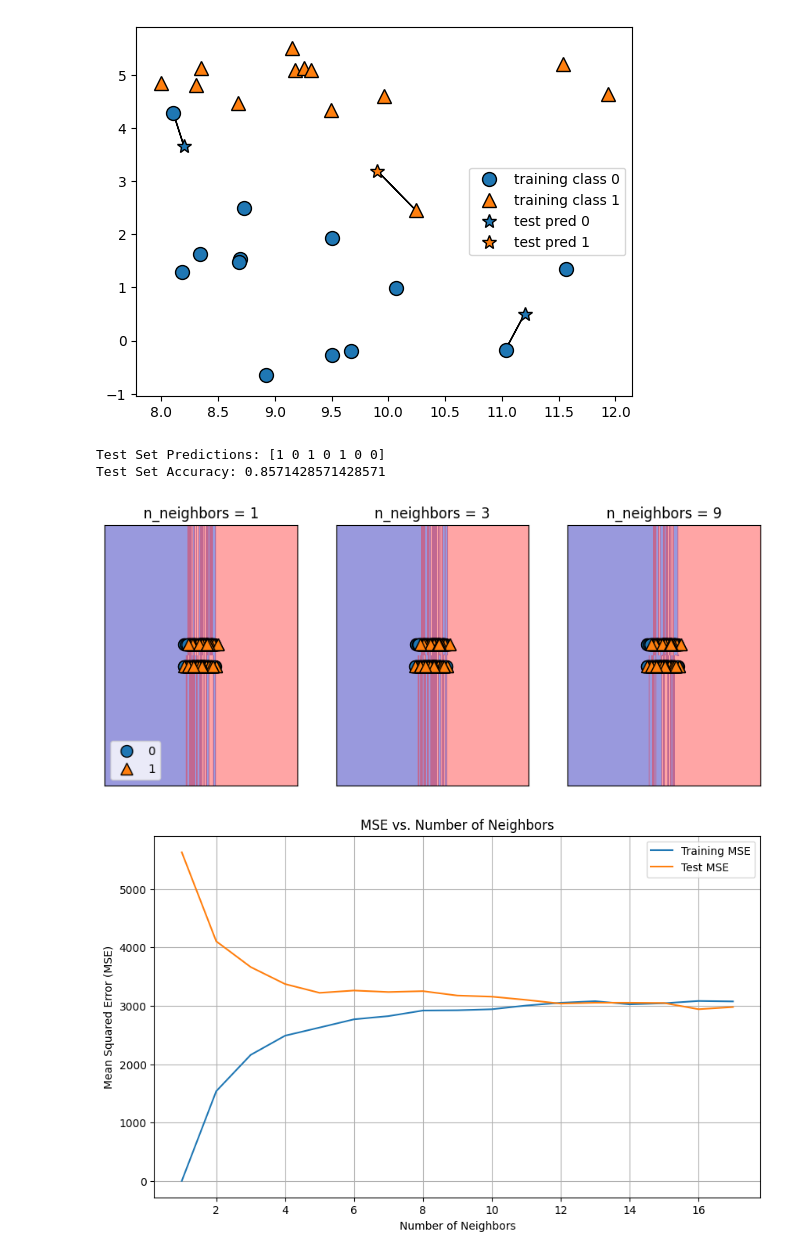
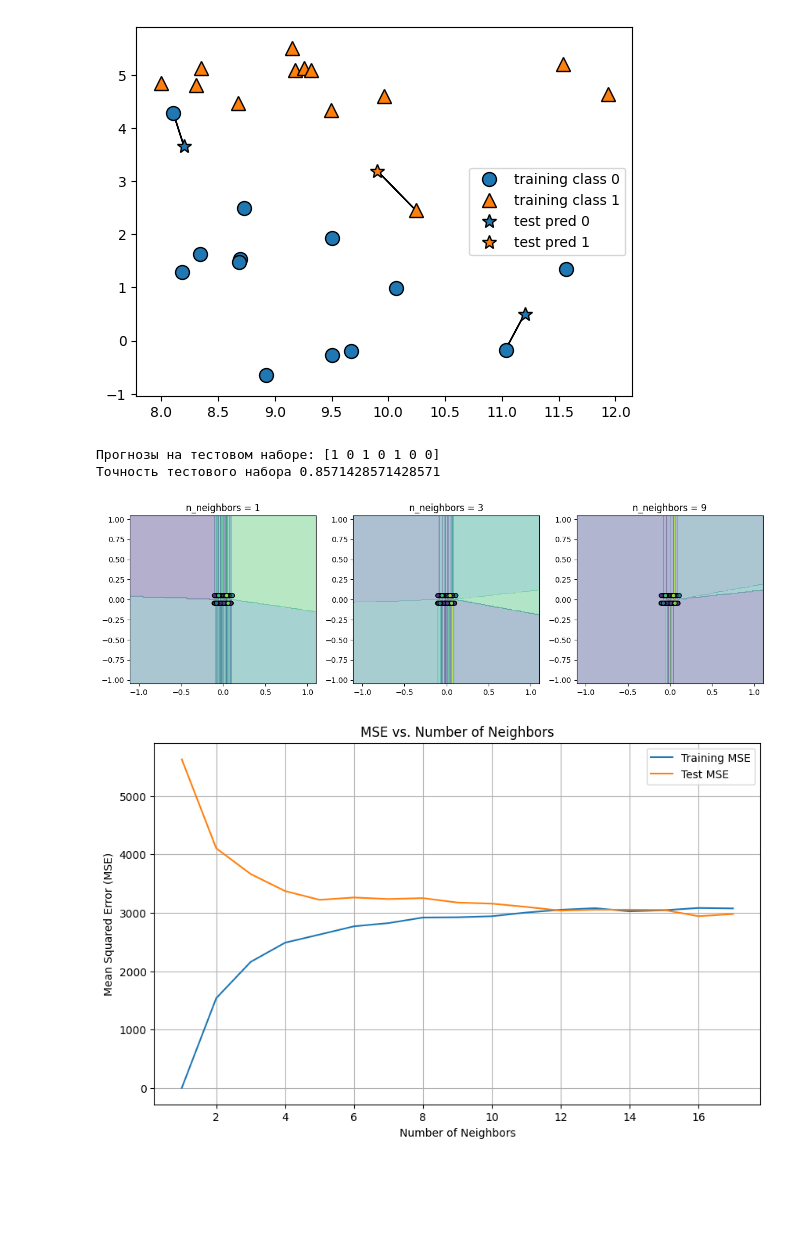
Before and after one commit to SatMunira/bigDataLabs, a Jupyter notebook: fivth_lab/fivth_lab.ipynb, the cells around one changed output. Drawn from its saved outputs; the diff is of its cells as text; code cells hidden in the pictures; blank space fills up the shorter version.

```diff
--- a/fivth_lab/fivth_lab.ipynb
+++ b/fivth_lab/fivth_lab.ipynb
@@ -97,30 +91,46 @@ clf.fit(X_train, y_train)
 
 y_pred = clf.predict(X_test)
 
-print("Test Set Predictions:", y_pred)
+print("Прогнозы на тестовом наборе:", y_pred)
 
 accuracy = clf.score(X_test, y_test)
-print("Test Set Accuracy:", accuracy)
+print("Точность тестового набора", accuracy)
 # %% [output]
-Test Set Predictions: [1 0 1 0 1 0 0]
-Test Set Accuracy: 0.8571428571428571
+Прогнозы на тестовом наборе: [1 0 1 0 1 0 0]
+Точность тестового набора 0.8571428571428571
-# %%
-
-# Create a figure with subplots for different n_neighbors values
-fig, axes = plt.subplots(1, 3, figsize=(10, 4))
-
-for n_neighbors, ax in zip([1, 3, 9], axes):
-    knn = KNeighborsClassifier(n_neighbors=n_neighbors)
-    knn.fit(X, y)
-
-    mglearn.plots.plot_2d_separator(knn, X, fill=True, eps=0.5, ax=ax, alpha=0.4)
-    mglearn.discrete_scatter(X[:, 0], X[:, 1], y, ax=ax)
-    ax.set_title(f'n_neighbors = {n_neighbors}')
-axes[0].legend(loc = 3)
-
-plt.show()
-# %% [output]
-[figure, removed]
+# %%
+from sklearn.datasets import load_diabetes
+from sklearn.model_selection import train_test_split
+from sklearn.neighbors import KNeighborsClassifier
+import numpy as np
+import matplotlib.pyplot as plt
+
+diabetes = load_diabetes()
+X = diabetes.data[:, :2]
+y = diabetes.target
+
+
+X_train, X_test, y_train, y_test = train_test_split(X, y, random_state=0)
+
+
+xx, yy = np.meshgrid(np.arange(X_train[:, 0].min() - 1, X_train[:, 0].max() + 1, 0.01),
+                     np.arange(X_train[:, 1].min() - 1, X_train[:, 1].max() + 1, 0.01))
+
+fig, axes = plt.subplots(1, 3, figsize=(15, 4))
+
+for n_neighbors, ax in zip([1, 3, 9], axes):
+    knn = KNeighborsClassifier(n_neighbors=n_neighbors)
+    knn.fit(X_train, y_train)
+
+    Z = knn.predict(np.c_[xx.ravel(), yy.ravel()]).reshape(xx.shape)
+
+    ax.contourf(xx, yy, Z, alpha=0.4)
+    ax.scatter(X_train[:, 0], X_train[:, 1], c=y_train, s=30, edgecolor='k')
+    ax.set_title(f'n_neighbors = {n_neighbors}')
+
+plt.show()
+# %% [output]
+[figure, added]
 # %%
 import matplotlib.pyplot as plt
 import numpy as np
```
Also changed, not shown: parts of 18 cells of this notebook.
